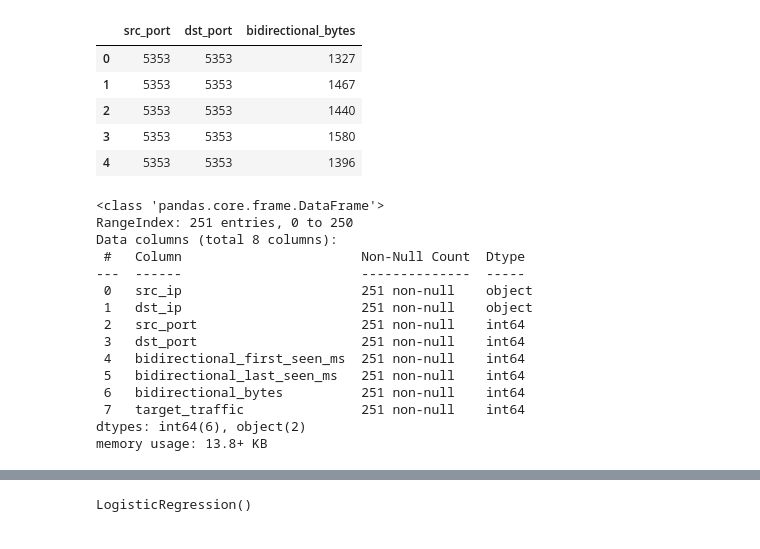
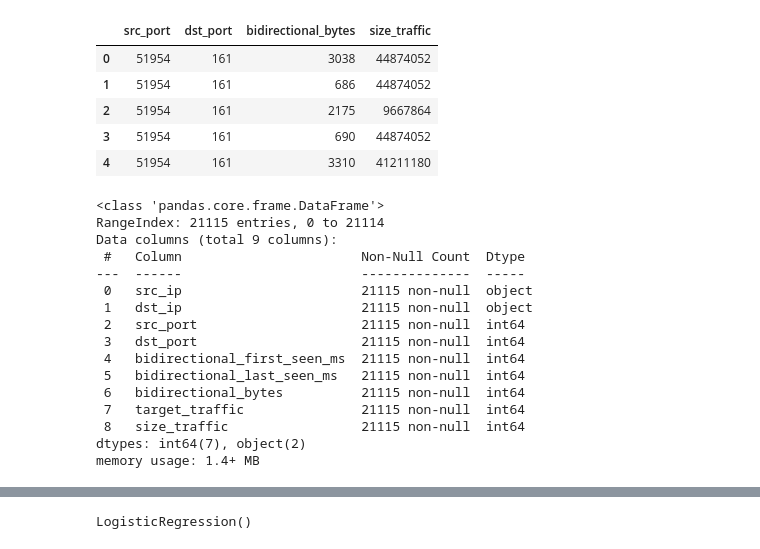
Before and after one commit to jeliecergomez/Machine_Learning, a Jupyter notebook: Models_Trafic_Network.ipynb, the cells around one changed output, grey strips where cells are left out. Cells and saved outputs as stored; diff of their text form; code cells hidden in the pictures.

```diff
--- a/Models_Trafic_Network.ipynb
+++ b/Models_Trafic_Network.ipynb
@@ -5,7 +5,7 @@ import pandas as pd
 from sklearn.linear_model import LogisticRegression
 # %%
 #se define un data frame para cargar el archivo que contiene los datos de entrenamiento
-dfNetwork = pd.read_csv("/Trafic Network/Trafic ucor/sampletelegram_ml.csv")
+dfNetwork = pd.read_csv("/Machine Learning/Data/trafficunicor_ml_2mz.csv")
 #se muestra el dataframe
 dfNetwork.head()
 # %% [output]
@@ -37,20 +37,20 @@ inputs_X=dfNetwork.drop('dst_ip', axis='columns')
 # %%
 #En X se separan las variables independientes, en este caso el tamo de los granos de arena
 #X= dfNetwork[['src_port','dst_port','bidirectional_first_seen_ms','bidirectional_last_seen_ms','bidirectional_bytes']]
-X= dfNetwork[['src_port','dst_port','bidirectional_bytes']]
+X= dfNetwork[['src_port','dst_port','bidirectional_bytes','size_traffic']]
 
 X
 #En y se asigna la variable dependiente que en este caso presencia de arañas (donde 1 indicia que hay arañas y 0 no hay arañas)
 y=dfNetwork['target_traffic']
 #Se visualizan las variables independientes
 X.head()
 # %% [output]
-|  | src_port | dst_port | bidirectional_bytes |
-| 0 | 5353 | 5353 | 1327 |
-| 1 | 5353 | 5353 | 1467 |
-| 2 | 5353 | 5353 | 1440 |
-| 3 | 5353 | 5353 | 1580 |
-| 4 | 5353 | 5353 | 1396 |
+|  | src_port | dst_port | bidirectional_bytes | size_traffic |
+| 0 | 51954 | 161 | 3038 | 44874052 |
+| 1 | 51954 | 161 | 686 | 44874052 |
+| 2 | 51954 | 161 | 2175 | 9667864 |
+| 3 | 51954 | 161 | 690 | 44874052 |
+| 4 | 51954 | 161 | 3310 | 41211180 |
 # %%
 #train_test_split permite la separación de datos de entrenamiento y pruebas
 from sklearn.model_selection import train_test_split
@@ -62,20 +62,21 @@ X_train, X_test, y_train, y_test= train_test_split(X,y,test_size=0.2, random_sta
 dfNetwork.info()
 # %% [output]
 <class 'pandas.core.frame.DataFrame'>
-RangeIndex: 251 entries, 0 to 250
-Data columns (total 8 columns):
+RangeIndex: 21115 entries, 0 to 21114
+Data columns (total 9 columns):
  #   Column                       Non-Null Count  Dtype
 ---  ------                       --------------  -----
- 0   src_ip                       251 non-null    object
- 1   dst_ip                       251 non-null    object
- 2   src_port                     251 non-null    int64
- 3   dst_port                     251 non-null    int64
- 4   bidirectional_first_seen_ms  251 non-null    int64
- 5   bidirectional_last_seen_ms   251 non-null    int64
- 6   bidirectional_bytes          251 non-null    int64
- 7   target_traffic               251 non-null    int64
-dtypes: int64(6), object(2)
-memory usage: 13.8+ KB
+ 0   src_ip                       21115 non-null  object
+ 1   dst_ip                       21115 non-null  object
+ 2   src_port                     21115 non-null  int64
+ 3   dst_port                     21115 non-null  int64
+ 4   bidirectional_first_seen_ms  21115 non-null  int64
+ 5   bidirectional_last_seen_ms   21115 non-null  int64
+ 6   bidirectional_bytes          21115 non-null  int64
+ 7   target_traffic               21115 non-null  int64
+ 8   size_traffic                 21115 non-null  int64
+dtypes: int64(7), object(2)
+memory usage: 1.4+ MB
 # %%
 #permite mostrar estadísticas del resumen de las variables numéricas
 round(dfNetwork.describe(),2)
```
Also changed, not shown: parts of 24 cells of this notebook.
